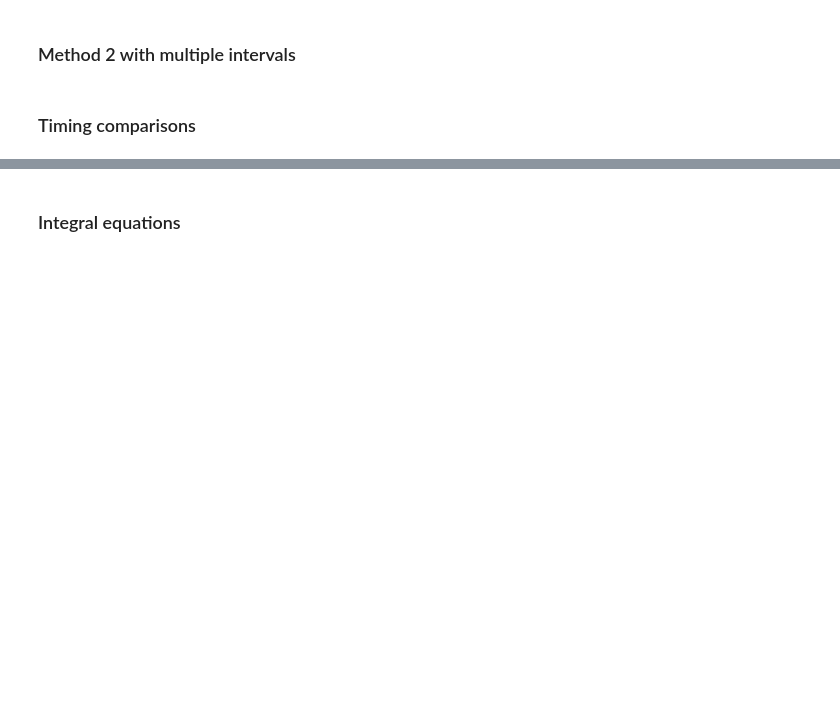
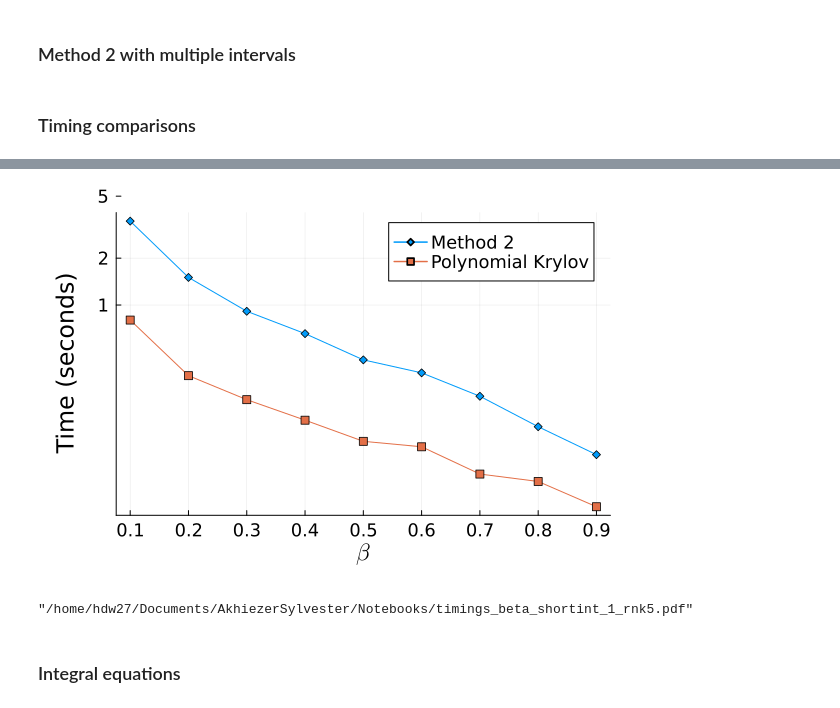
Before and after one commit to cade-b/AkhiezerSylvester, a Jupyter notebook: Notebooks/PaperFigures.ipynb, the cells around one changed output, grey strips where cells are left out. Cells and saved outputs as stored; diff of their text form; code cells hidden in the pictures; blank space fills up the shorter version.

Commit message:
update timing tests and modify PK method to have residual monitoring

```diff
--- a/Notebooks/PaperFigures.ipynb
+++ b/Notebooks/PaperFigures.ipynb
@@ -642,0 +784,9 @@ title!(L"[-1.8,-0.5]\cup[2,3]")
+# %%
+p5 = plot(βvec[1:9],t1[1:9],marker=:diamond,label=:"Method 2",yaxis=:log,  margin=5Plots.mm)
+plot!(βvec[1:9],t2[1:9],marker=:square,label=:"Polynomial Krylov", yaxis=:log)
+xticks!([0.1; 0.2; 0.3; 0.4; 0.5; 0.6; 0.7; 0.8; 0.9], string.([0.1; 0.2; 0.3; 0.4; 0.5; 0.6; 0.7; 0.8; 0.9]))
+yticks!([1; 2; 5;10], string.([1; 2; 5;10]))
+xlabel!(L"\beta")
+ylabel!("Time (seconds)")
+# %% [output]
+[figure, added]
@@ -643,2 +795,4 @@ title!(L"[-1.8,-0.5]\cup[2,3]")
 # %%
-savefig(p3,"timing_comp_1.pdf")
+savefig(p5,"timings_beta_shortint_1_rnk5.pdf")
+# %% [output]
+"/home/hdw27/Documents/AkhiezerSylvester/Notebooks/timings_beta_shortint_1_rnk5.pdf"
```
Also changed, not shown: parts of 21 cells of this notebook, 2 other files.
